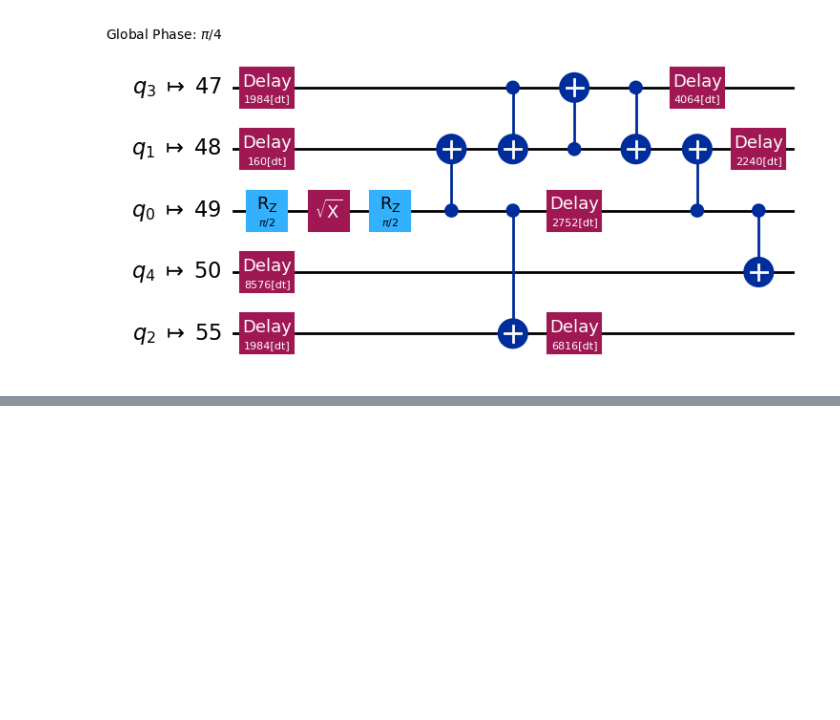
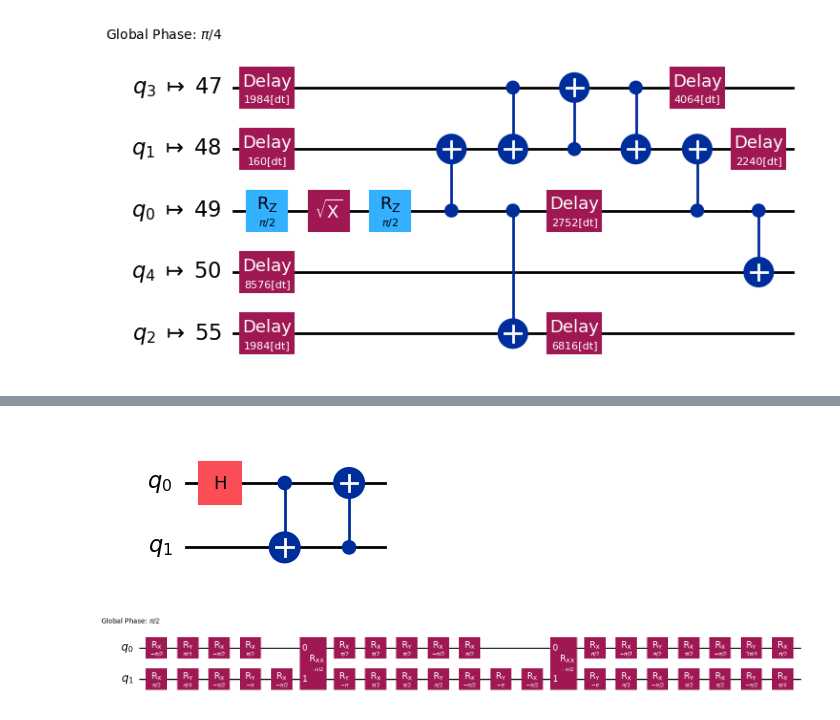
Before and after one commit to kibrahim757/qiskit_certification_examples, a Jupyter notebook: 3_3_Transpile_Circuits.ipynb, the cells around one changed output, grey strips where cells are left out. Cells and saved outputs as stored; diff of their text form; code cells hidden in the pictures; blank space fills up the shorter version.

```diff
--- a/3_3_Transpile_Circuits.ipynb
+++ b/3_3_Transpile_Circuits.ipynb
@@ -148,0 +200,19 @@ NameError: name 'timeline' is not defined
+# %%
+from qiskit import QuantumRegister, QuantumCircuit
+
+qubits = QuantumRegister(2, name="q")
+circuit = QuantumCircuit(qubits)
+
+a, b = qubits
+circuit.h(a)
+circuit.cx(a, b)
+circuit.cx(b, a)
+
+circuit.draw("mpl")
+# %% [output]
+[figure, added]
+# %%
+translated = translate.run(circuit)
+translated.draw("mpl")
+# %% [output]
+[figure, added]
```
Also changed, not shown: parts of 9 cells of this notebook.
